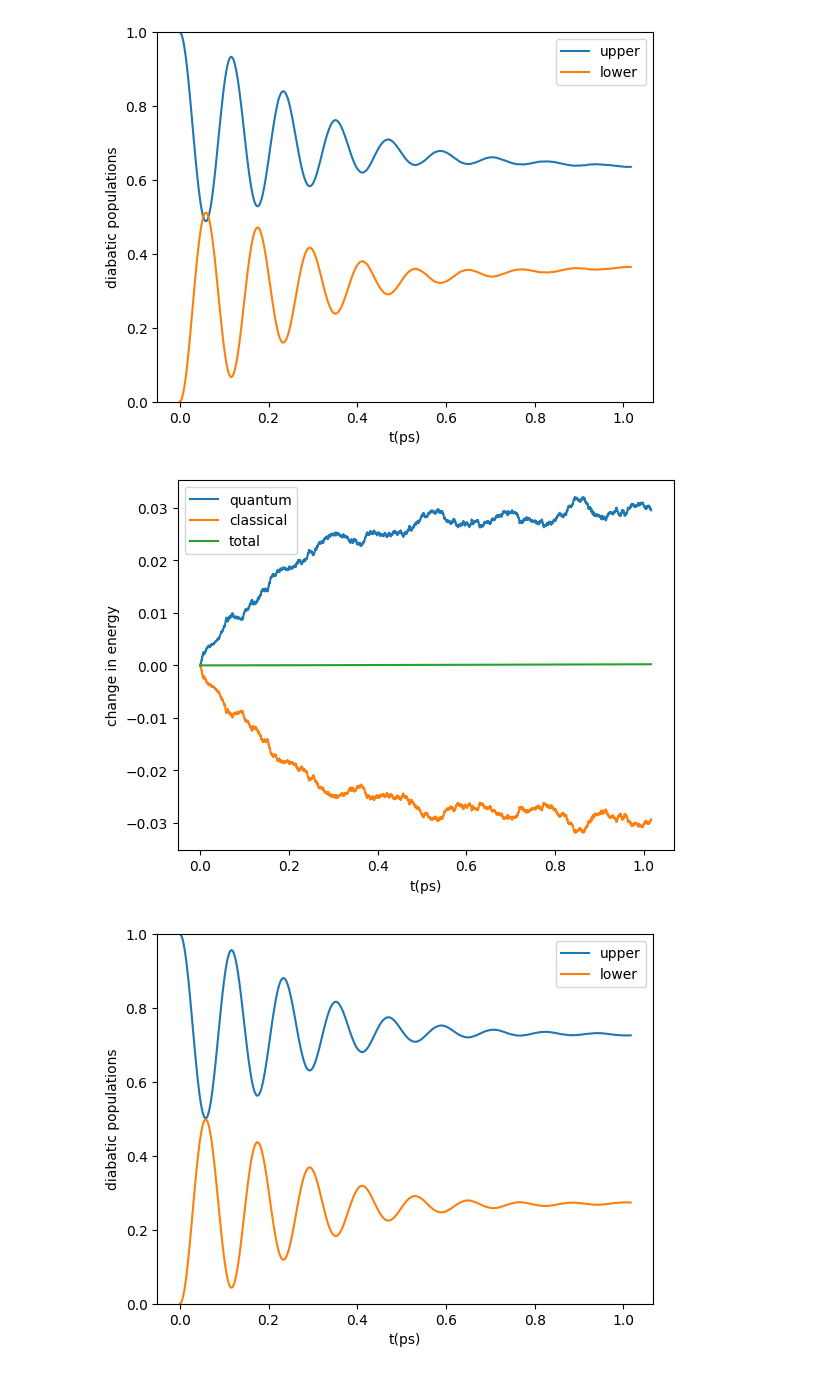
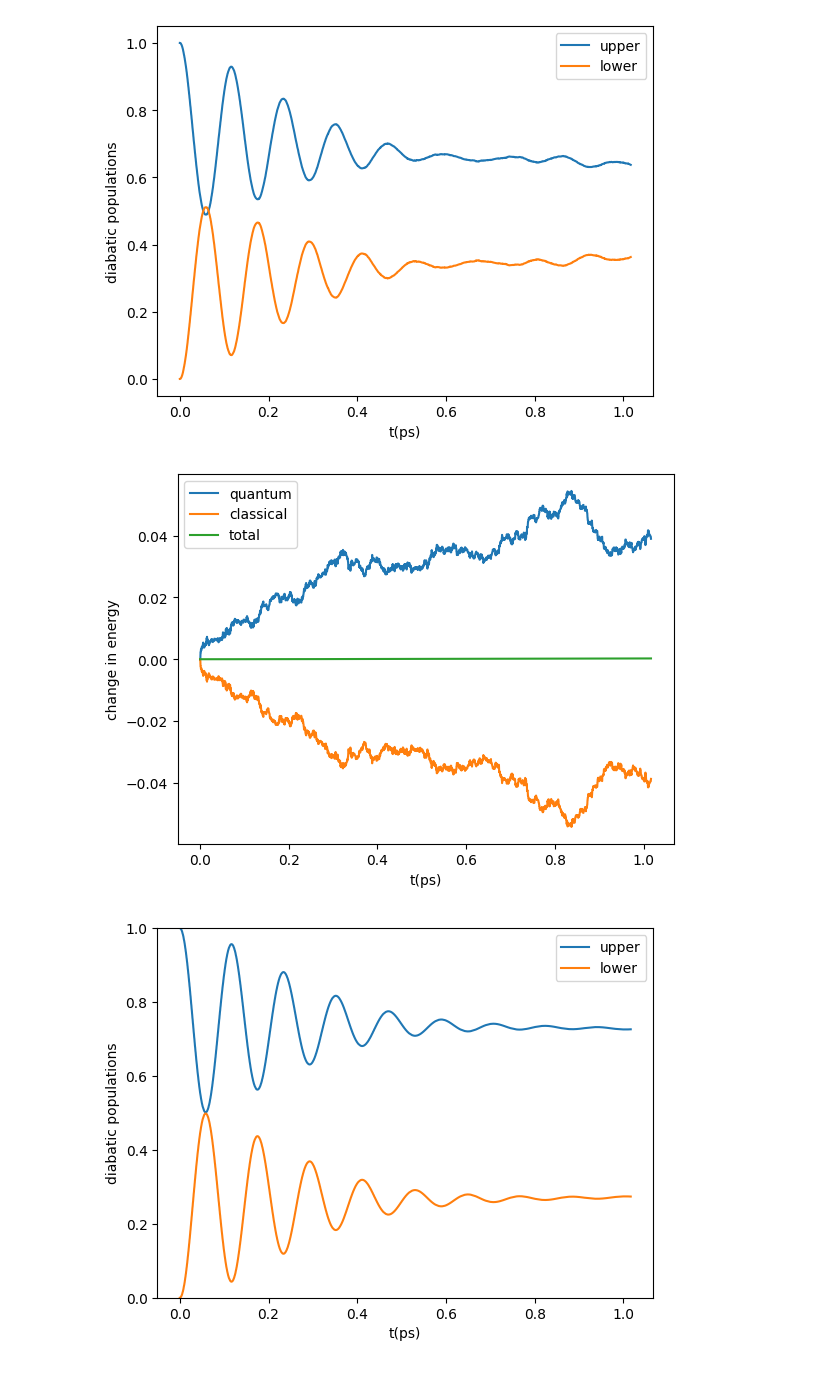
Before and after one commit to tempelaar-team/qclab-dev, a Jupyter notebook: examples/spin_boson_examples.ipynb, the cells around one changed output. Saved outputs shown, nothing was run; the diff lists cells and outputs as text; code cells hidden in the pictures.

```diff
--- a/examples/spin_boson_examples.ipynb
+++ b/examples/spin_boson_examples.ipynb
@@ -29,9 +29,9 @@ sim.dt=1/(10*sim.w[-1])
 sim.wf_db = np.zeros((sim.num_states),dtype=complex)
 sim.wf_db[0] = 1
 
-num_seeds = 100*sim.num_trajs
+num_seeds = 10*sim.num_trajs
 seeds = np.arange(0, num_seeds)
 
-nprocs = 8 # for a machine with 8 processors
-data_spin_boson_mf = dynamics_parallel_ray(algorithm = FewestSwitchesSurfaceHoppingDynamics, sim = sim, seeds = seeds, nprocs=nprocs)
+ncpus = 8 # for a machine with 8 processors
+data_spin_boson_mf = dynamics_parallel_ray(algorithm = FewestSwitchesSurfaceHoppingDynamics, sim = sim, seeds = seeds, ncpus=ncpus, data = simulation.Data())
 # %% [output]
@@ -55,34 +55,28 @@ data_spin_boson_mf = dynamics_parallel_ray(algorithm = FewestSwitchesSurfaceHopp
 # %%
 ntraj =  num_seeds
 pops_mf = np.real(np.einsum('nii->ni',data_spin_boson_mf.data_dic['dm_db']))/ntraj
 t_ps = data_spin_boson_mf.data_dic['t'] * 0.0260677 /ntraj
 e_q = data_spin_boson_mf.data_dic['e_q']/ntraj
 e_c = data_spin_boson_mf.data_dic['e_c']/ntraj
 
 plt.plot(t_ps, pops_mf[:,0], label='upper')
 plt.plot(t_ps, pops_mf[:,1], label='lower')
 plt.ylabel('diabatic populations')
 plt.xlabel('t(ps)')
 plt.legend()
-plt.ylim([0,1])
-plt.savefig('pops_sb_mf.pdf')
-plt.savefig('pops_sb_mf.svg')
-plt.savefig('pops_sb_mf.png')
+#plt.ylim([0,1])
 plt.show()
 
 plt.plot(t_ps, e_q - e_q[0], label='quantum')
 plt.plot(t_ps, e_c - e_c[0], label='classical')
 plt.plot(t_ps, e_c - e_c[0] + e_q - e_q[0], label='total')
 plt.ylabel('change in energy')
 plt.xlabel('t(ps)')
 plt.legend()
-plt.savefig('de_sb_mf.pdf')
-plt.savefig('de_sb_mf.svg')
-plt.savefig('de_sb_mf.png')
 plt.show()
 # %% [output]
-[figure, old version]
+[figure, new version]
-[figure, old version]
+[figure, new version]
 # %%
 import numpy as np
 import matplotlib.pyplot as plt
```
Also changed, not shown: parts of 2 cells of this notebook, 12 other files.
